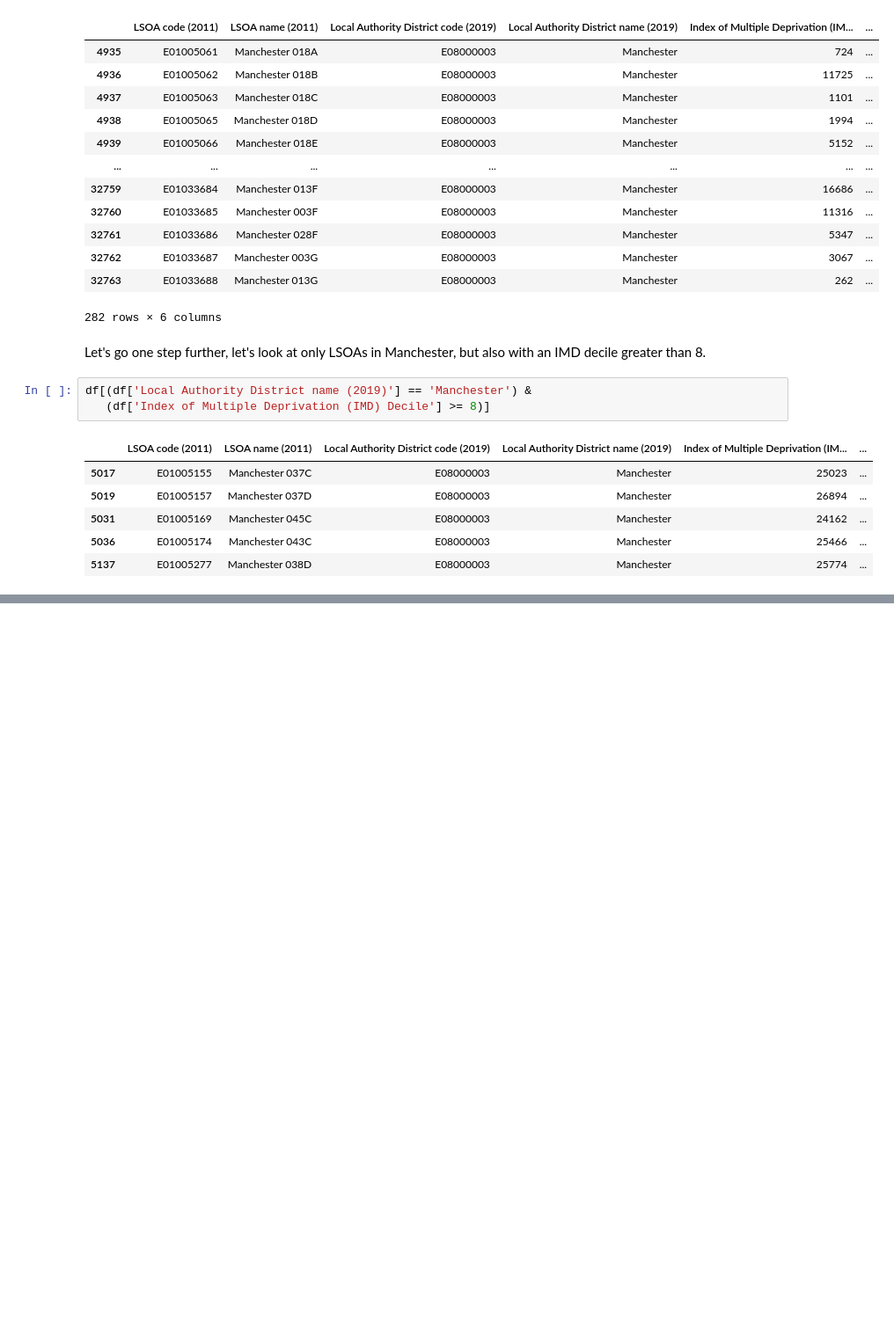
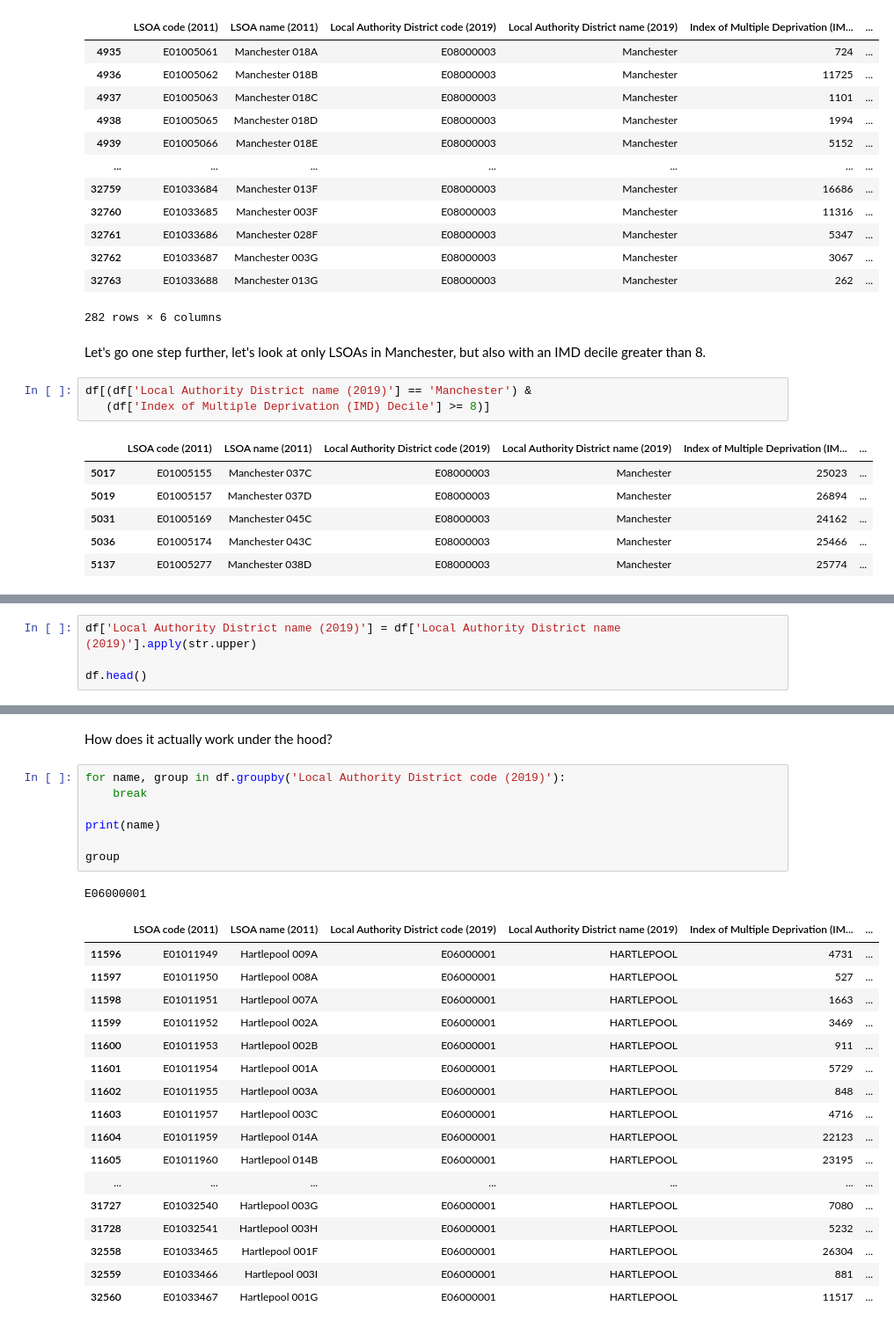
Before and after one commit to jaspajjr/pick-n-mix-python-data-analysis, a Jupyter notebook: getting-started.ipynb, the cells around one changed output, grey strips where cells are left out. Shown at 88% size. Cells and saved outputs as stored; diff of their text form; blank space fills up the shorter version.

```diff
--- a/getting-started.ipynb
+++ b/getting-started.ipynb
@@ -115,0 +118,4 @@ df[(df['Local Authority District name (2019)'] == 'Manchester') &
+# %%
+df['Local Authority District name (2019)'] = df['Local Authority District name (2019)'].apply(str.upper)
+
+df.head()
@@ -115,0 +155,28 @@ df[(df['Local Authority District name (2019)'] == 'Manchester') &
+# %% [markdown]
+How does it actually work under the hood?
+# %%
+for name, group in df.groupby('Local Authority District code (2019)'):
+    break
+
+print(name)
+
+group
+# %% [output]
+E06000001
+|  | LSOA code (2011) | LSOA name (2011) | Local Authority District code (2019) | Local Authority District name (2019) | Index of Multiple Deprivation (IM... | ... |
+| 11596 | E01011949 | Hartlepool 009A | E06000001 | HARTLEPOOL | 4731 | ... |
+| 11597 | E01011950 | Hartlepool 008A | E06000001 | HARTLEPOOL | 527 | ... |
+| 11598 | E01011951 | Hartlepool 007A | E06000001 | HARTLEPOOL | 1663 | ... |
+| 11599 | E01011952 | Hartlepool 002A | E06000001 | HARTLEPOOL | 3469 | ... |
+| 11600 | E01011953 | Hartlepool 002B | E06000001 | HARTLEPOOL | 911 | ... |
+| 11601 | E01011954 | Hartlepool 001A | E06000001 | HARTLEPOOL | 5729 | ... |
+| 11602 | E01011955 | Hartlepool 003A | E06000001 | HARTLEPOOL | 848 | ... |
+| 11603 | E01011957 | Hartlepool 003C | E06000001 | HARTLEPOOL | 4716 | ... |
+| 11604 | E01011959 | Hartlepool 014A | E06000001 | HARTLEPOOL | 22123 | ... |
+| 11605 | E01011960 | Hartlepool 014B | E06000001 | HARTLEPOOL | 23195 | ... |
+| ... | ... | ... | ... | ... | ... | ... |
+| 31727 | E01032540 | Hartlepool 003G | E06000001 | HARTLEPOOL | 7080 | ... |
+| 31728 | E01032541 | Hartlepool 003H | E06000001 | HARTLEPOOL | 5232 | ... |
+| 32558 | E01033465 | Hartlepool 001F | E06000001 | HARTLEPOOL | 26304 | ... |
+| 32559 | E01033466 | Hartlepool 003I | E06000001 | HARTLEPOOL | 881 | ... |
+| 32560 | E01033467 | Hartlepool 001G | E06000001 | HARTLEPOOL | 11517 | ... |
```
Also changed, not shown: parts of 5 cells of this notebook, 2 other files.
